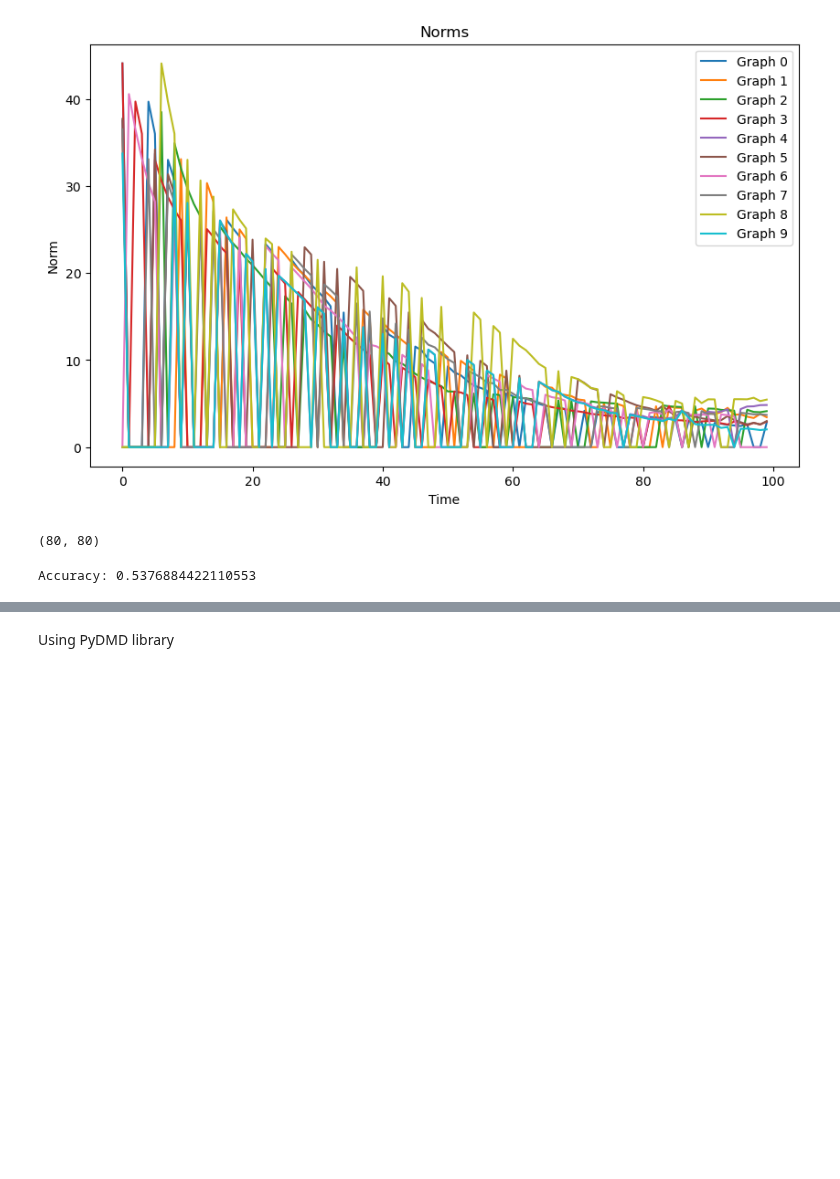
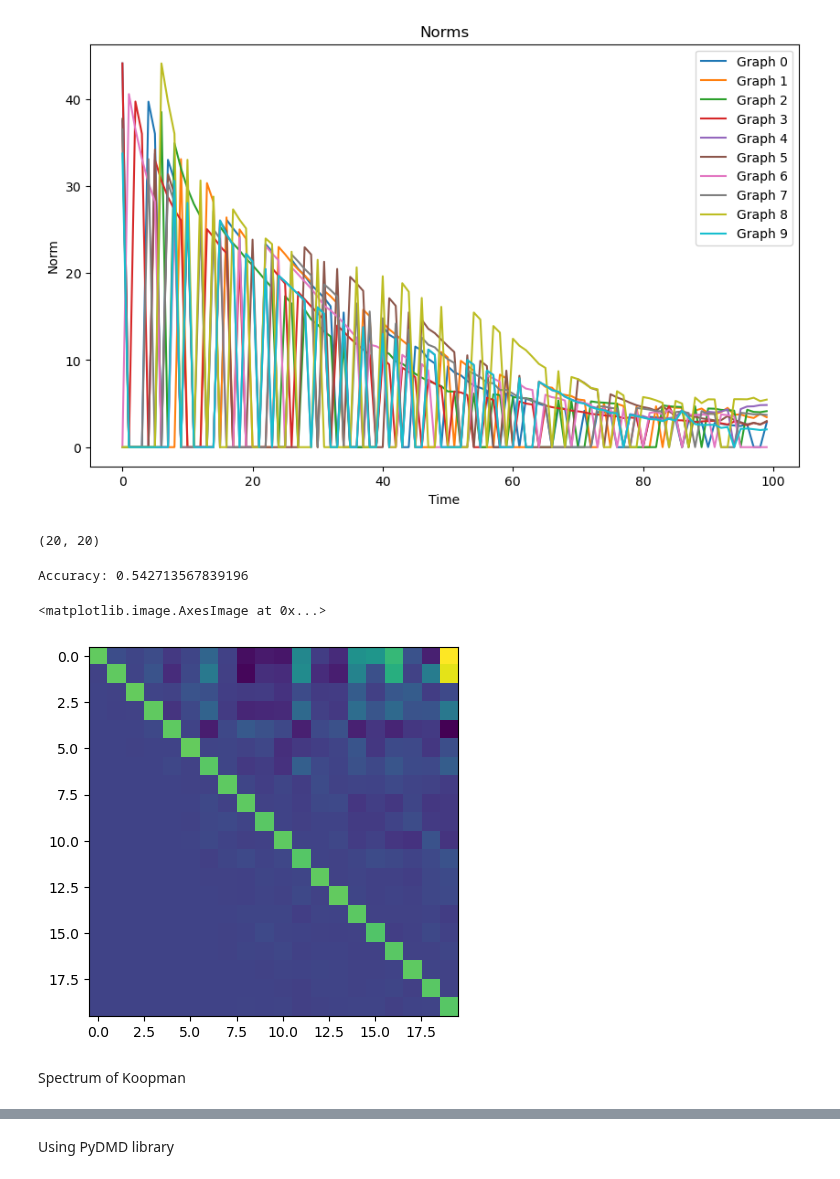
Before and after one commit to NGMLGroup/Koopman-TGNN-Interpretability, a Jupyter notebook: DynGESN_DMD_classification.ipynb, the cells around one changed output, grey strips where cells are left out. Cells and saved outputs as stored; diff of their text form; code cells hidden in the pictures; blank space fills up the shorter version.

```diff
--- a/DynGESN_DMD_classification.ipynb
+++ b/DynGESN_DMD_classification.ipynb
@@ -44,14 +38,12 @@ config = {
         'spectral_radius': 1,
         'density': 1,
         'reservoir_activation': 'tanh',
-        'lr': 0.05,
-        'epochs': 100,
         'alpha_decay': False,
         'add_self_loops': False,
         'b_leaking_rate': True,
         }
 # %%
-train_dataloader, test_dataloader, val_dataloader, states = process_FB(config, device, ignore_file=True, verbose=True)
+dataset, states = process_FB(config, device, ignore_file=True, verbose=True)
 # %% [output]
 Model saved to models/saved/DynGESN.pt
 Running DynGESN model...
@@ -129,17 +100,17 @@ plt.show()
 # %% [output]
 [figure]
 # %%
-dim_red = 50
-method = None #'TruncatedSVD'
+dim_red = 20
+method = 'TruncatedSVD'
 
 # compute local Koopman operator
-train_X, val_X, train_y, val_y = train_test_split(X, states.targets, test_size=0.2, random_state=42)
+train_X, val_X, train_y, val_y = train_test_split(X, states.targets, test_size=0.2, random_state=seed)
 kann_ = KANN(train_X.cpu(), k=dim_red, emb=method)
 
 K0 = kann_.compute_KOP()
 # %%
 K0.shape
 # %% [output]
-(80, 80)
+(20, 20)
 # %%
 pred_X = []
@@ -153,7 +124,14 @@ pred_X = torch.stack(pred_X, dim=1)
 # %%
-pred_y = classifier.predict(pred_X[:, -1, :].cpu().detach().numpy())
+pred_y = classifier.predict(pred_X[:, -1, :])
 
 accuracy = accuracy_score(val_y, pred_y)
 print(f"Accuracy: {accuracy}")
 # %% [output]
-Accuracy: 0.5376884422110553
+Accuracy: 0.542713567839196
+# %%
+plt.imshow(K0)
+# %% [output]
+<matplotlib.image.AxesImage at 0x...>
+[figure, added]
+# %% [markdown]
+Spectrum of Koopman
```
Also changed, not shown: parts of 30 cells of this notebook, 3 other files.
